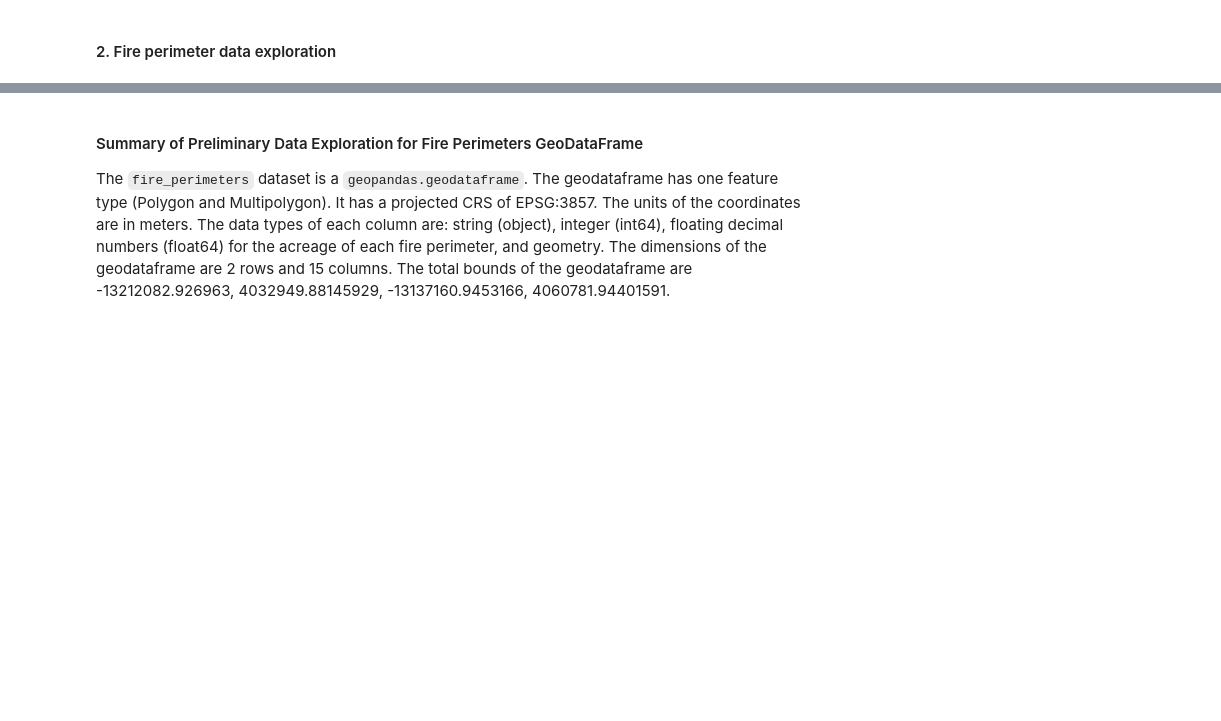
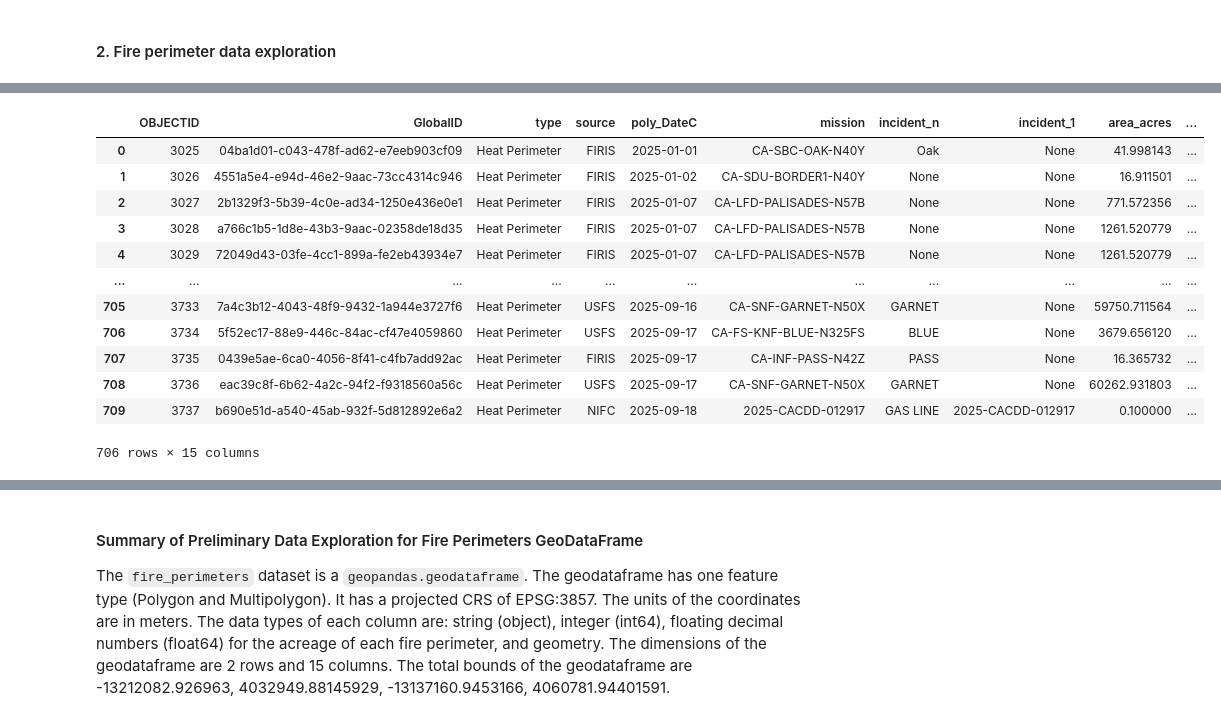
Before and after one commit to mmorenorolon/eds220-hwk4, a Jupyter notebook: hwk4-task2-false-color-MORENOROLON.ipynb, the cells around one changed output, grey strips where cells are left out. Saved outputs shown, nothing was run; the diff lists cells and outputs as text; code cells hidden in the pictures; blank space fills up the shorter version.

```diff
--- a/hwk4-task2-false-color-MORENOROLON.ipynb
+++ b/hwk4-task2-false-color-MORENOROLON.ipynb
@@ -121,0 +90,16 @@ Is projected?:  True
+# %%
+fire_perimeters.drop([15, 20, 23, 25])
+# %% [output]
+|  | OBJECTID | GlobalID | type | source | poly_DateC | mission | incident_n | incident_1 | area_acres | ... |
+| 0 | 3025 | 04ba1d01-c043-478f-ad62-e7eeb903cf09 | Heat Perimeter | FIRIS | 2025-01-01 | CA-SBC-OAK-N40Y | Oak | None | 41.998143 | ... |
+| 1 | 3026 | 4551a5e4-e94d-46e2-9aac-73cc4314c946 | Heat Perimeter | FIRIS | 2025-01-02 | CA-SDU-BORDER1-N40Y | None | None | 16.911501 | ... |
+| 2 | 3027 | 2b1329f3-5b39-4c0e-ad34-1250e436e0e1 | Heat Perimeter | FIRIS | 2025-01-07 | CA-LFD-PALISADES-N57B | None | None | 771.572356 | ... |
+| 3 | 3028 | a766c1b5-1d8e-43b3-9aac-02358de18d35 | Heat Perimeter | FIRIS | 2025-01-07 | CA-LFD-PALISADES-N57B | None | None | 1261.520779 | ... |
+| 4 | 3029 | 72049d43-03fe-4cc1-899a-fe2eb43934e7 | Heat Perimeter | FIRIS | 2025-01-07 | CA-LFD-PALISADES-N57B | None | None | 1261.520779 | ... |
+| ... | ... | ... | ... | ... | ... | ... | ... | ... | ... | ... |
+| 705 | 3733 | 7a4c3b12-4043-48f9-9432-1a944e3727f6 | Heat Perimeter | USFS | 2025-09-16 | CA-SNF-GARNET-N50X | GARNET | None | 59750.711564 | ... |
+| 706 | 3734 | 5f52ec17-88e9-446c-84ac-cf47e4059860 | Heat Perimeter | USFS | 2025-09-17 | CA-FS-KNF-BLUE-N325FS | BLUE | None | 3679.656120 | ... |
+| 707 | 3735 | 0439e5ae-6ca0-4056-8f41-c4fb7add92ac | Heat Perimeter | FIRIS | 2025-09-17 | CA-INF-PASS-N42Z | PASS | None | 16.365732 | ... |
+| 708 | 3736 | eac39c8f-6b62-4a2c-94f2-f9318560a56c | Heat Perimeter | USFS | 2025-09-17 | CA-SNF-GARNET-N50X | GARNET | None | 60262.931803 | ... |
+| 709 | 3737 | b690e51d-a540-45ab-932f-5d812892e6a2 | Heat Perimeter | NIFC | 2025-09-18 | 2025-CACDD-012917 | GAS LINE | 2025-CACDD-012917 | 0.100000 | ... |
+706 rows × 15 columns
```
Also changed, not shown: parts of 47 cells of this notebook.
